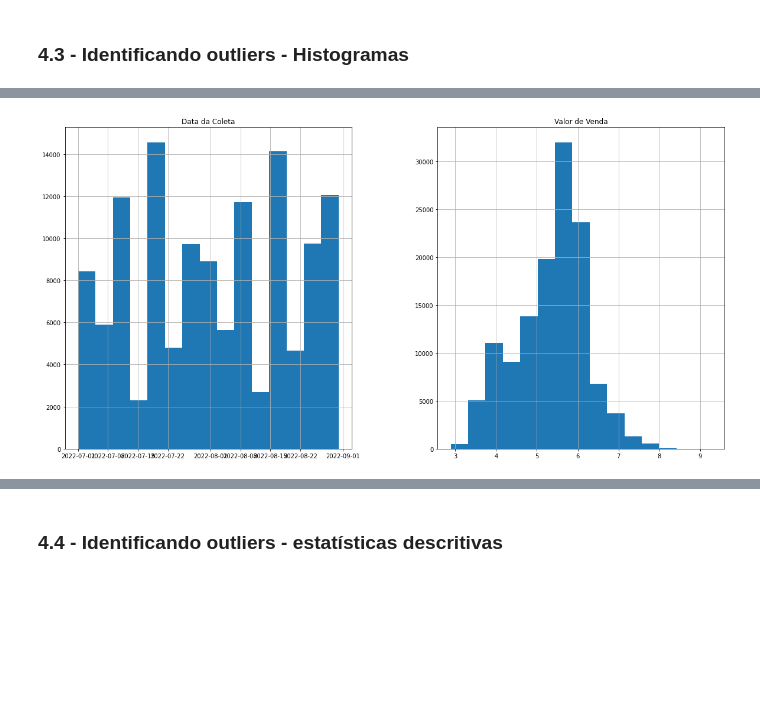
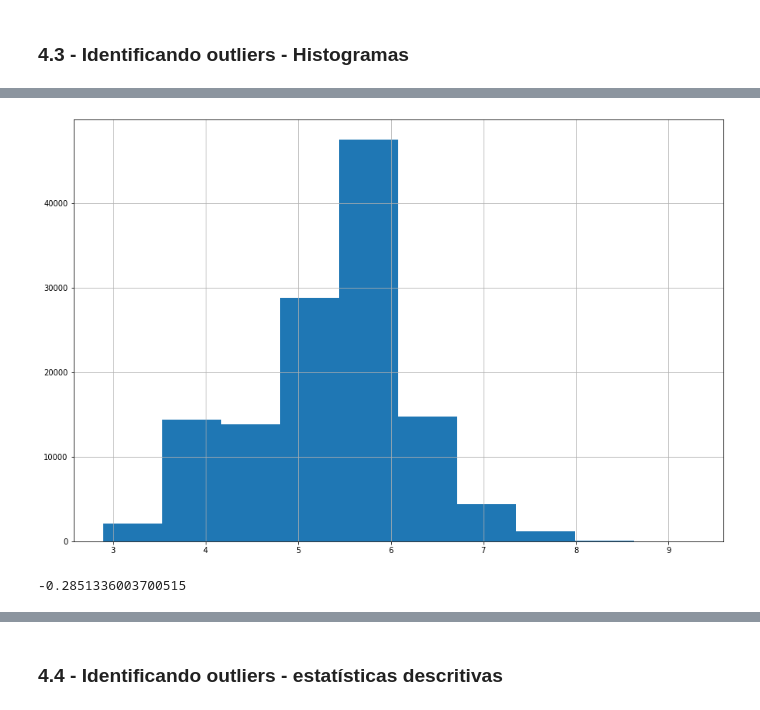
Before and after one commit to joaovictojuliao/Squad-2-M4, a Jupyter notebook: M4_Squad_2_Projeto_Final_análise_exploratória_preços_de_combustíveis_no_Brasil.ipynb, the cells around one changed output, grey strips where cells are left out. Drawn from its saved outputs; the diff is of its cells as text; code cells hidden in the pictures; blank space fills up the shorter version.

```diff
--- a/M4_Squad_2_Projeto_Final_análise_exploratória_preços_de_combustíveis_no_Brasil.ipynb
+++ b/M4_Squad_2_Projeto_Final_análise_exploratória_preços_de_combustíveis_no_Brasil.ipynb
@@ -176,5 +227,11 @@ combustiveis.drop_duplicates()
 # %%
-# Visualizando a distribuição da variável 'Valor de Venda'
-combustiveis.hist(bins=15, figsize=(20,10));
+# Visualizando a distribuição da variável 'Valor de Venda' pelo histograma:
+combustiveis['Valor de Venda'].hist(bins=10, figsize=(15,10));
 # %% [output]
-[figure, old version]
+[figure, new version]
+# %%
+# Verificando a assimetria da distribuição da variável 'Valor de Venda':
+
+combustiveis['Valor de Venda'].skew()
+# %% [output]
+-0.2851336003700515
```
Also changed, not shown: parts of 163 cells of this notebook.
